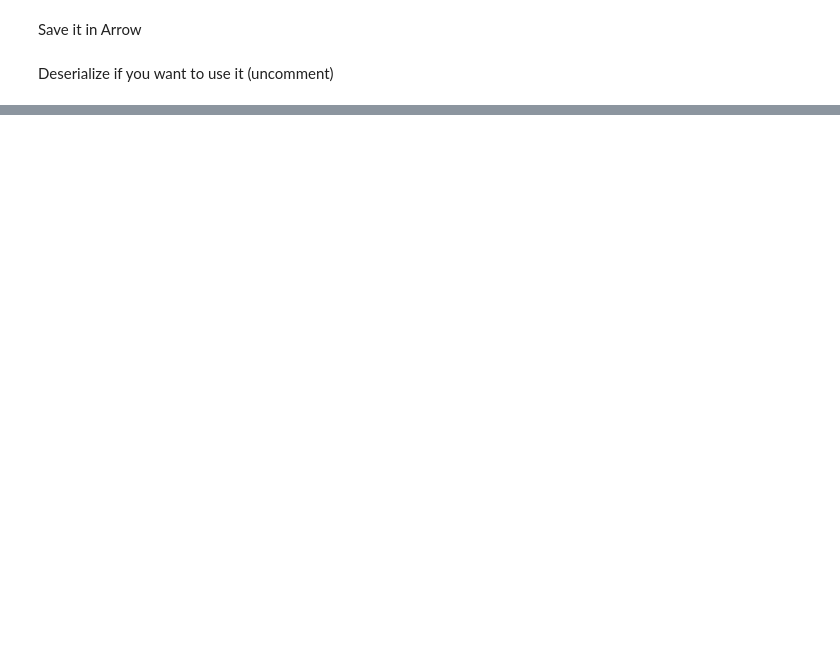
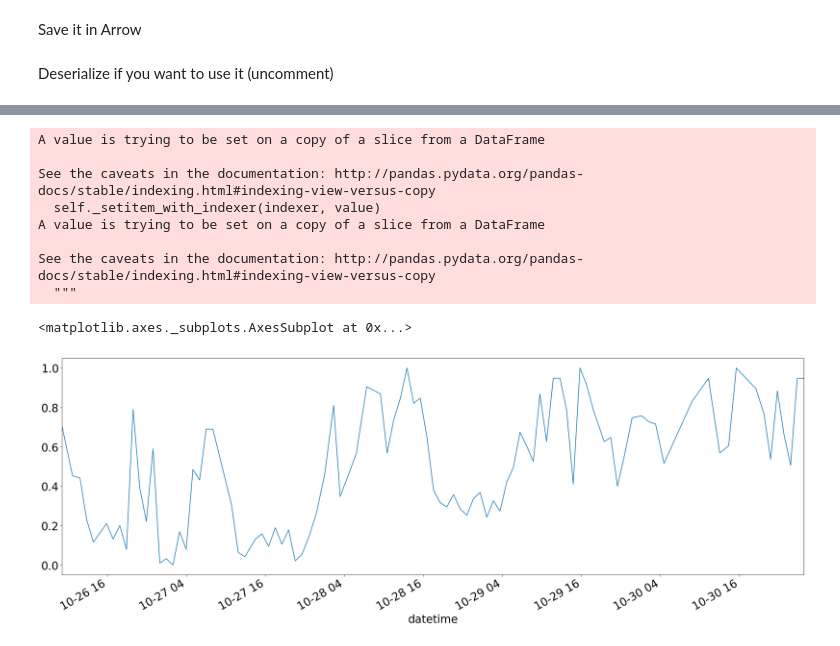
Before and after one commit to umccr/cloudcosts, a Jupyter notebook: iperf3_hpc_bitrates.ipynb, the cells around one changed output, grey strips where cells are left out. Cells and saved outputs as stored; diff of their text form; code cells hidden in the pictures; blank space fills up the shorter version.

```diff
--- a/iperf3_hpc_bitrates.ipynb
+++ b/iperf3_hpc_bitrates.ipynb
@@ -11,6 +11,7 @@ import numpy as np
 import matplotlib.pyplot as plt
 import pylab
 
+import os
 import io
 import re
 from glob import iglob
@@ -19,7 +20,7 @@ from glob import iglob
 pylab.rcParams['image.cmap'] = 'viridis'
 pylab.rcParams['figure.figsize'] = (35.0, 12.0)
 # pylab.rcParams['figure.figsize'] = (100, 100)
-pylab.rcParams['figure.dpi'] = 300
+pylab.rcParams['figure.dpi'] = 100
 pylab.rcParams['font.size'] = 25
 # %%
 sample_iperf_out = io.StringIO("""
@@ -93,3 +111,7 @@ Deserialize if you want to use it (uncomment)
 #with open('iperf3_data') as f:
 #    table_deserialized = pyarrow.deserialize(f.read())
 #    iperf3_df = table_deserialized.to_pandas()
+# %%
+raijin_spartan = iperf3_df[iperf3_df.machines == 'raijin-spartan']
+novastor_spartan = iperf3_df[iperf3_df.machines == 'novastor-spartan']
+del iperf3_df['machines']
@@ -129,0 +171,19 @@ iperf3_df['20171016':].bitrate_receiver.plot(figsize=(30,10))
+# %%
+# Normalize this a bit..
+scaler = QuantileTransformer()
+del novastor_spartan['machines']
+scaled_novastor = scaler.fit_transform(novastor_spartan)
+novastor_spartan.loc[:,:] = scaled_novastor
+
+novastor_spartan['20171016':].bitrate_receiver.plot(figsize=(30,10))
+# %% [output]
+A value is trying to be set on a copy of a slice from a DataFrame
+
+See the caveats in the documentation: http://pandas.pydata.org/pandas-docs/stable/indexing.html#indexing-view-versus-copy
+  self._setitem_with_indexer(indexer, value)
+A value is trying to be set on a copy of a slice from a DataFrame
+
+See the caveats in the documentation: http://pandas.pydata.org/pandas-docs/stable/indexing.html#indexing-view-versus-copy
+  """
+<matplotlib.axes._subplots.AxesSubplot at 0x...>
+[figure, added]
```
Also changed, not shown: parts of 8 cells of this notebook, 1 other file.
